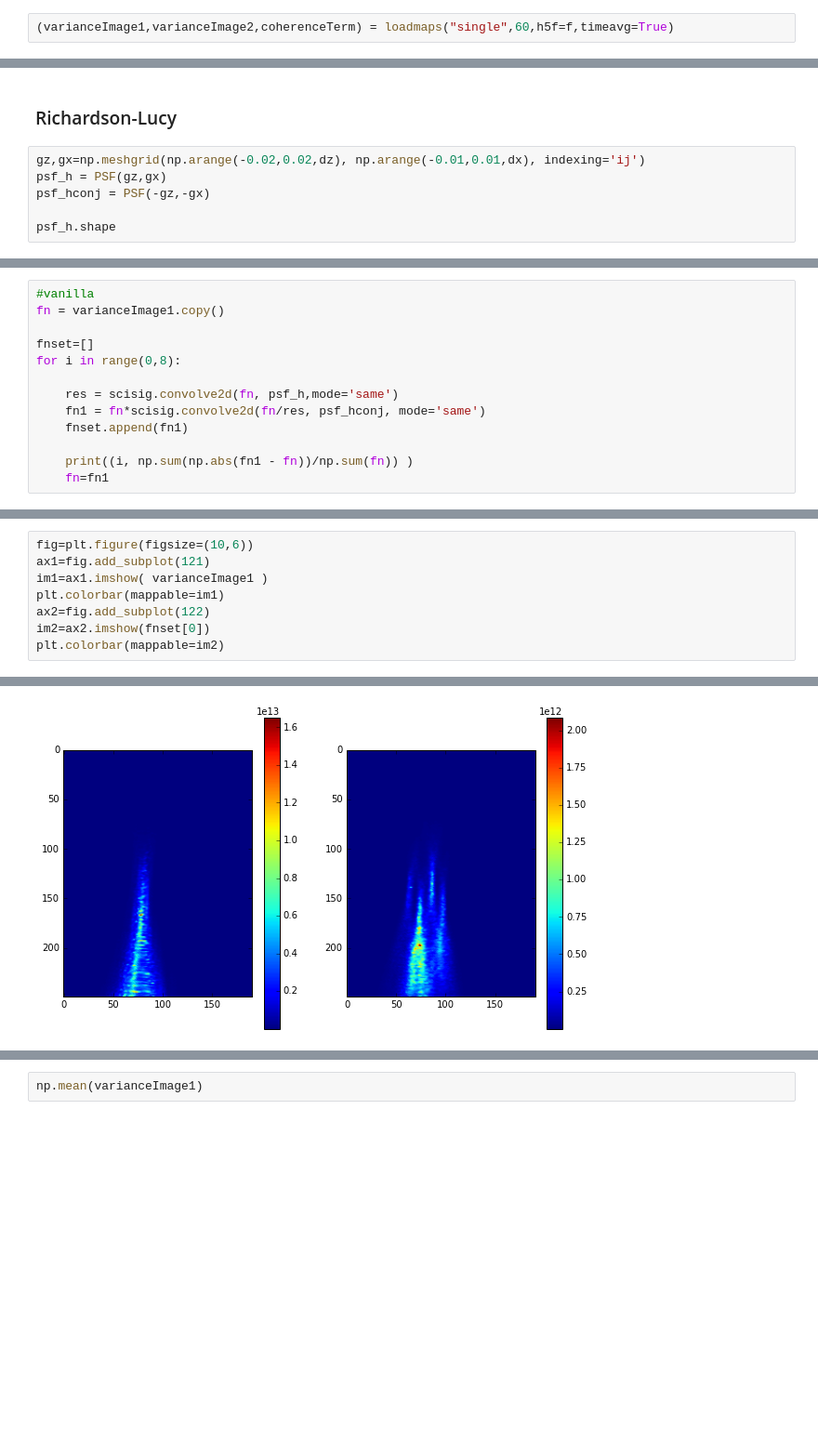
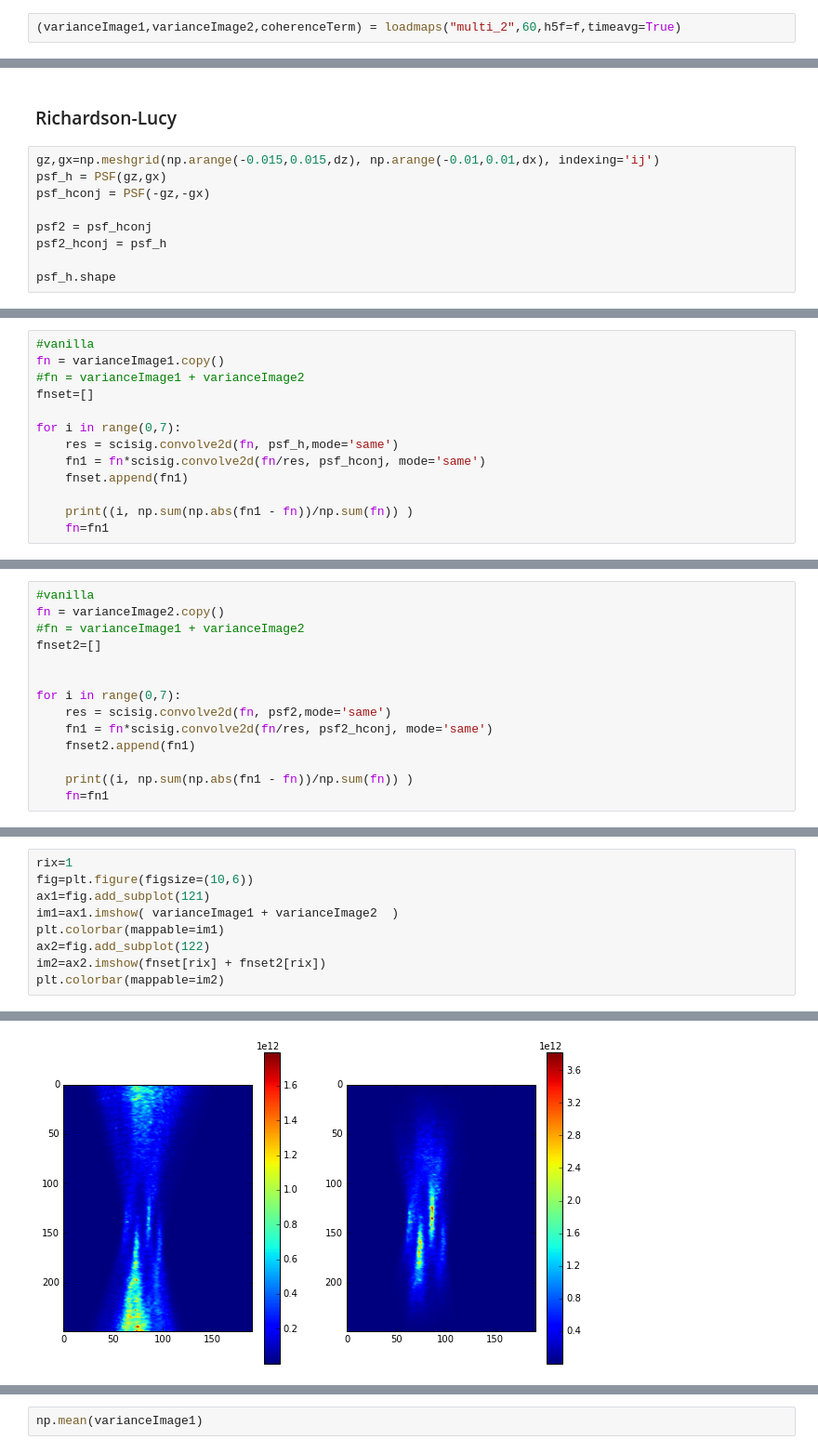
Before and after one commit to vlchaplin/VeraUSpub, a Jupyter notebook: py/PSF_recon.ipynb, the cells around one changed output, grey strips where cells are left out. Shown at 93% size. Saved outputs shown, nothing was run; the diff lists cells and outputs as text; blank space fills up the shorter version.

```diff
--- a/py/PSF_recon.ipynb
+++ b/py/PSF_recon.ipynb
@@ -233,5 +235,5 @@ list(f.keys())
 # %%
 f.close()
 # %%
-(varianceImage1,varianceImage2,coherenceTerm) = loadmaps("single",60,h5f=f,timeavg=True)
+(varianceImage1,varianceImage2,coherenceTerm) = loadmaps("multi_2",60,h5f=f,timeavg=True)
 # %%
@@ -242,9 +244,12 @@ plt.imshow(varianceImage1)
 # %% [markdown]
 ### Richardson-Lucy
 # %%
-gz,gx=np.meshgrid(np.arange(-0.02,0.02,dz), np.arange(-0.01,0.01,dx), indexing='ij')
+gz,gx=np.meshgrid(np.arange(-0.015,0.015,dz), np.arange(-0.01,0.01,dx), indexing='ij')
 psf_h = PSF(gz,gx)
 psf_hconj = PSF(-gz,-gx)
 
+psf2 = psf_hconj
+psf2_hconj = psf_h
+
 psf_h.shape
 # %% [output]
@@ -257,10 +263,10 @@ plt.imshow(psf_h)
 # %%
 #vanilla
 fn = varianceImage1.copy()
+#fn = varianceImage1 + varianceImage2
+fnset=[]
 
-fnset=[]
-for i in range(0,8):
-
+for i in range(0,7):
     res = scisig.convolve2d(fn, psf_h,mode='same')
     fn1 = fn*scisig.convolve2d(fn/res, psf_hconj, mode='same')
     fnset.append(fn1)
@@ -278,0 +284,14 @@ for i in range(0,8):
+# %%
+#vanilla
+fn = varianceImage2.copy()
+#fn = varianceImage1 + varianceImage2
+fnset2=[]
+
+
+for i in range(0,7):
+    res = scisig.convolve2d(fn, psf2,mode='same')
+    fn1 = fn*scisig.convolve2d(fn/res, psf2_hconj, mode='same')
+    fnset2.append(fn1)
+
+    print((i, np.sum(np.abs(fn1 - fn))/np.sum(fn)) )
+    fn=fn1
@@ -332,14 +348,15 @@ nan
 # %%
+rix=1
 fig=plt.figure(figsize=(10,6))
 ax1=fig.add_subplot(121)
-im1=ax1.imshow( varianceImage1 )
+im1=ax1.imshow( varianceImage1 + varianceImage2  )
 plt.colorbar(mappable=im1)
 ax2=fig.add_subplot(122)
-im2=ax2.imshow(fnset[0])
+im2=ax2.imshow(fnset[rix] + fnset2[rix])
 plt.colorbar(mappable=im2)
 # %% [output]
 <matplotlib.colorbar.Colorbar at 0x...>
-[figure, old version]
+[figure, new version]
 # %%
 fig=plt.figure(figsize=(12,8))
 ax1=fig.add_subplot(121)
```
Also changed, not shown: parts of 13 cells of this notebook.
